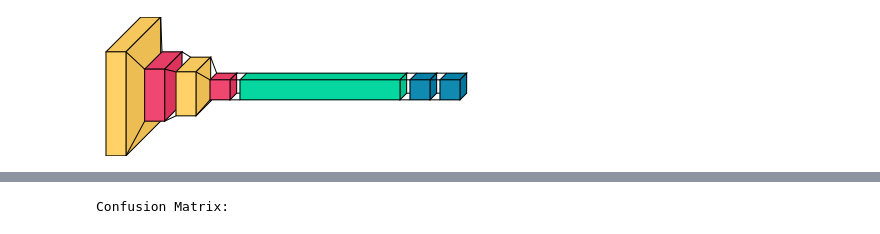
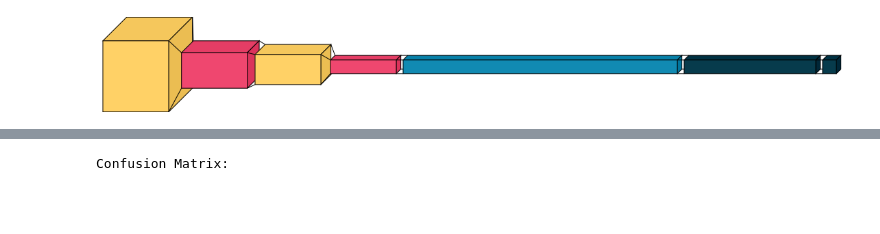
Before and after one commit to SAMARTHJAISWAL/intelunnati__Samarth, a Jupyter notebook: samarth_MIT_Manipal_ Conquering Fashion MNIST with CNNs using Computer Vision/model/MNIST.ipynb, the cells around one changed output, grey strips where cells are left out. Saved outputs shown, nothing was run; the diff lists cells and outputs as text; code cells hidden in the pictures; blank space fills up the shorter version.

```diff
--- a/samarth_MIT_Manipal_ Conquering Fashion MNIST with CNNs using Computer Vision/model/MNIST.ipynb
+++ b/samarth_MIT_Manipal_ Conquering Fashion MNIST with CNNs using Computer Vision/model/MNIST.ipynb
@@ -86,4 +89,0 @@ import visualkeras
-# %%
-visualkeras.layered_view(model)
-# %% [output]
-[figure, removed]
@@ -95 +90,10 @@ from sklearn.preprocessing import label_binarize
+# %%
+# visualkeras 0.2 still reads layer.output_shape, which Keras 3 removed;
+# expose it from the built model so the diagram can be drawn.
+for layer in model.layers:
+    if not hasattr(layer, 'output_shape'):
+        layer.output_shape = tuple(layer.output.shape)
+visualkeras.layered_view(model)
+# %% [output]
+[figure, added]
 # %%
```
Also changed, not shown: parts of 27 cells of this notebook, 10 other files.
